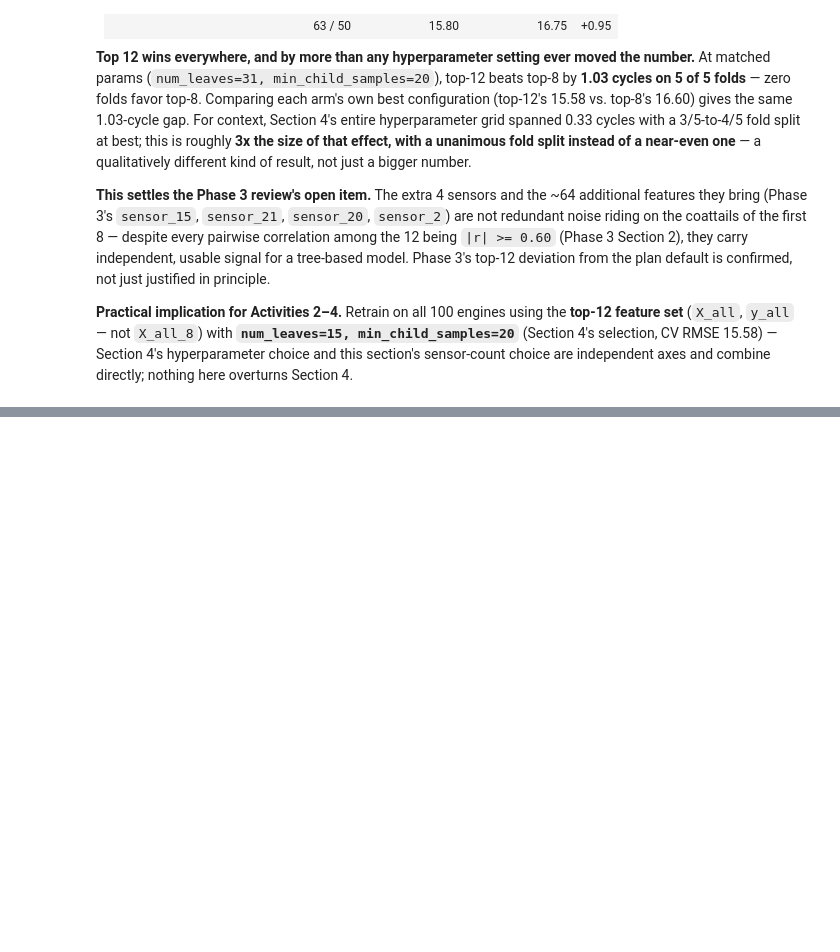
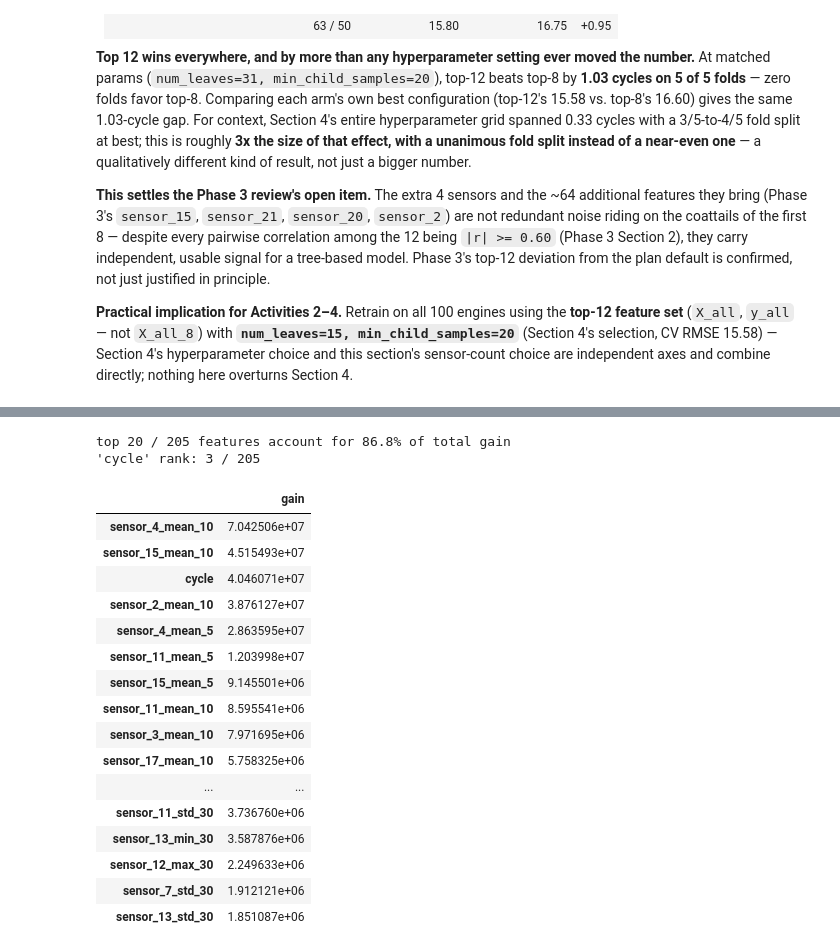
Before and after one commit to Giang2403/RUL_CMAPSS, a Jupyter notebook: notebook/phase5_LightGBM.ipynb, the cells around one changed output, grey strips where cells are left out. Cells and saved outputs as stored; diff of their text form; code cells hidden in the pictures; blank space fills up the shorter version.

```diff
--- a/notebook/phase5_LightGBM.ipynb
+++ b/notebook/phase5_LightGBM.ipynb
@@ -864,0 +1011,32 @@ sensor-count choice are independent axes and combine directly; nothing here over
+# %%
+gain_importance = pd.Series(
+    final_model.booster_.feature_importance(importance_type="gain"),
+    index=FEATURE_COLS,
+    name="gain",
+).sort_values(ascending=False)
+
+top20 = gain_importance.head(20)
+print(f"top 20 / {len(FEATURE_COLS)} features account for "
+      f"{top20.sum() / gain_importance.sum():.1%} of total gain")
+print(f"'cycle' rank: {gain_importance.index.get_loc('cycle') + 1} / {len(gain_importance)}")
+top20.to_frame()
+# %% [output]
+top 20 / 205 features account for 86.8% of total gain
+'cycle' rank: 3 / 205
+|  | gain |
+| sensor_4_mean_10 | 7.042506e+07 |
+| sensor_15_mean_10 | 4.515493e+07 |
+| cycle | 4.046071e+07 |
+| sensor_2_mean_10 | 3.876127e+07 |
+| sensor_4_mean_5 | 2.863595e+07 |
+| sensor_11_mean_5 | 1.203998e+07 |
+| sensor_15_mean_5 | 9.145501e+06 |
+| sensor_11_mean_10 | 8.595541e+06 |
+| sensor_3_mean_10 | 7.971695e+06 |
+| sensor_17_mean_10 | 5.758325e+06 |
+| ... | ... |
+| sensor_11_std_30 | 3.736760e+06 |
+| sensor_13_min_30 | 3.587876e+06 |
+| sensor_12_max_30 | 2.249633e+06 |
+| sensor_7_std_30 | 1.912121e+06 |
+| sensor_13_std_30 | 1.851087e+06 |
```
Also changed, not shown: parts of 17 cells of this notebook, 5 other files.
